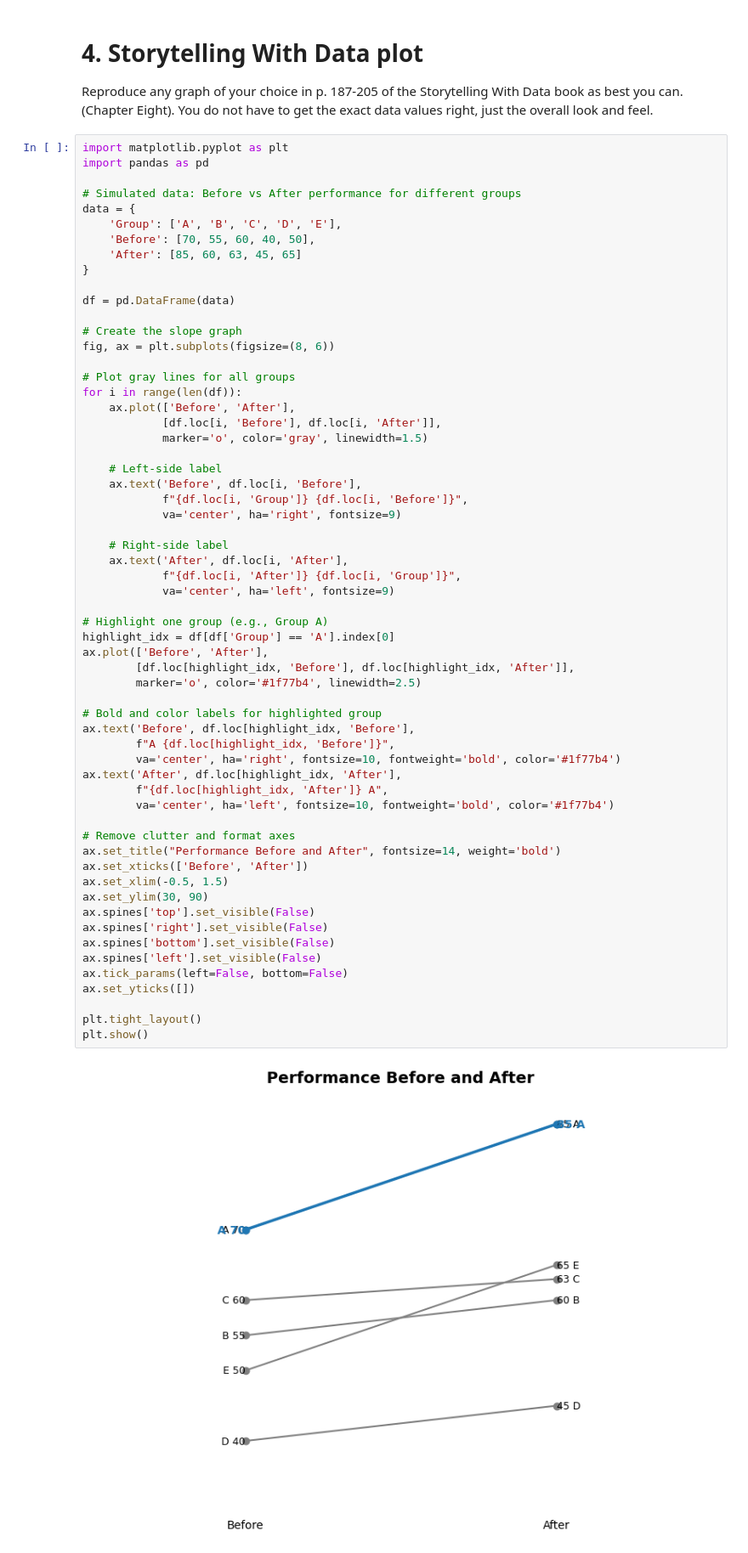
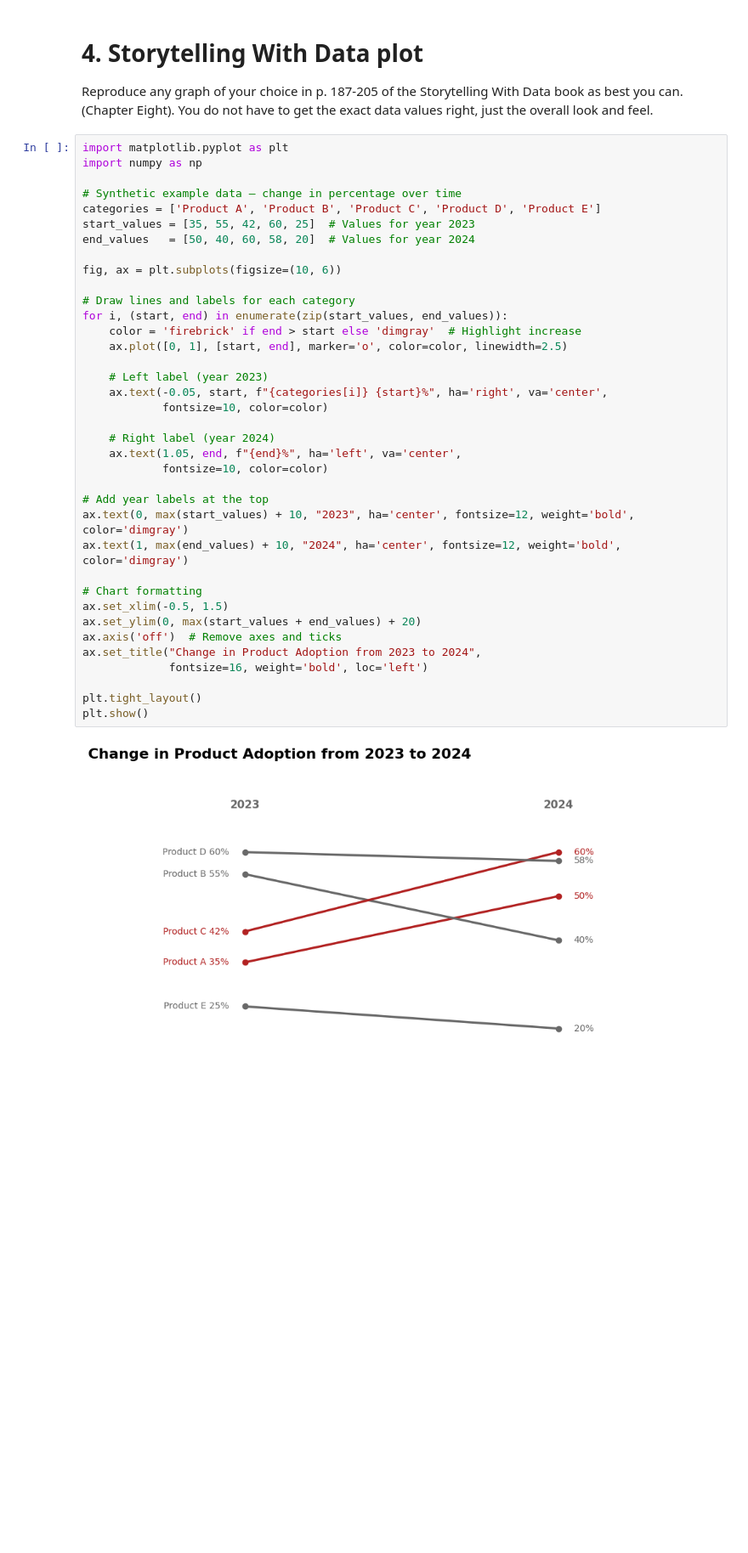
Before and after one commit to amc200092845471/Module-B-semester-2, a Jupyter notebook: Week12.ipynb, the cells around one changed output. Shown: that part at 85% size. Drawn from its saved outputs; the diff is of its cells as text; blank space fills up the shorter version.

```diff
--- a/Week12.ipynb
+++ b/Week12.ipynb
@@ -46,63 +46,40 @@ This week, you can work on Milestone Two rather than having a particular exercis
 Reproduce any graph of your choice in p. 187-205 of the Storytelling With Data book as best you can. (Chapter Eight). You do not have to get the exact data values right, just the overall look and feel.
 # %%
 import matplotlib.pyplot as plt
-import pandas as pd
+import numpy as np
 
-# Simulated data: Before vs After performance for different groups
-data = {
-    'Group': ['A', 'B', 'C', 'D', 'E'],
-    'Before': [70, 55, 60, 40, 50],
-    'After': [85, 60, 63, 45, 65]
-}
+# Synthetic example data – change in percentage over time
+categories = ['Product A', 'Product B', 'Product C', 'Product D', 'Product E']
+start_values = [35, 55, 42, 60, 25]  # Values for year 2023
+end_values   = [50, 40, 60, 58, 20]  # Values for year 2024
 
-df = pd.DataFrame(data)
+fig, ax = plt.subplots(figsize=(10, 6))
 
-# Create the slope graph
-fig, ax = plt.subplots(figsize=(8, 6))
+# Draw lines and labels for each category
+for i, (start, end) in enumerate(zip(start_values, end_values)):
+    color = 'firebrick' if end > start else 'dimgray'  # Highlight increase
+    ax.plot([0, 1], [start, end], marker='o', color=color, linewidth=2.5)
 
-# Plot gray lines for all groups
-for i in range(len(df)):
-    ax.plot(['Before', 'After'],
-            [df.loc[i, 'Before'], df.loc[i, 'After']],
-            marker='o', color='gray', linewidth=1.5)
+    # Left label (year 2023)
+    ax.text(-0.05, start, f"{categories[i]} {start}%", ha='right', va='center',
+            fontsize=10, color=color)
 
-    # Left-side label
-    ax.text('Before', df.loc[i, 'Before'],
-            f"{df.loc[i, 'Group']} {df.loc[i, 'Before']}",
-            va='center', ha='right', fontsize=9)
+    # Right label (year 2024)
+    ax.text(1.05, end, f"{end}%", ha='left', va='center',
+            fontsize=10, color=color)
 
-    # Right-side label
-    ax.text('After', df.loc[i, 'After'],
-            f"{df.loc[i, 'After']} {df.loc[i, 'Group']}",
-            va='center', ha='left', fontsize=9)
+# Add year labels at the top
+ax.text(0, max(start_values) + 10, "2023", ha='center', fontsize=12, weight='bold', color='dimgray')
+ax.text(1, max(end_values) + 10, "2024", ha='center', fontsize=12, weight='bold', color='dimgray')
 
-# Highlight one group (e.g., Group A)
-highlight_idx = df[df['Group'] == 'A'].index[0]
-ax.plot(['Before', 'After'],
-        [df.loc[highlight_idx, 'Before'], df.loc[highlight_idx, 'After']],
-        marker='o', color='#1f77b4', linewidth=2.5)
-
-# Bold and color labels for highlighted group
-ax.text('Before', df.loc[highlight_idx, 'Before'],
-        f"A {df.loc[highlight_idx, 'Before']}",
-        va='center', ha='right', fontsize=10, fontweight='bold', color='#1f77b4')
-ax.text('After', df.loc[highlight_idx, 'After'],
-        f"{df.loc[highlight_idx, 'After']} A",
-        va='center', ha='left', fontsize=10, fontweight='bold', color='#1f77b4')
-
-# Remove clutter and format axes
-ax.set_title("Performance Before and After", fontsize=14, weight='bold')
-ax.set_xticks(['Before', 'After'])
+# Chart formatting
 ax.set_xlim(-0.5, 1.5)
-ax.set_ylim(30, 90)
-ax.spines['top'].set_visible(False)
-ax.spines['right'].set_visible(False)
-ax.spines['bottom'].set_visible(False)
-ax.spines['left'].set_visible(False)
-ax.tick_params(left=False, bottom=False)
-ax.set_yticks([])
+ax.set_ylim(0, max(start_values + end_values) + 20)
+ax.axis('off')  # Remove axes and ticks
+ax.set_title("Change in Product Adoption from 2023 to 2024",
+             fontsize=16, weight='bold', loc='left')
 
 plt.tight_layout()
 plt.show()
 # %% [output]
-[figure, old version]
+[figure, new version]
```
Also changed, not shown: 1 other file.
